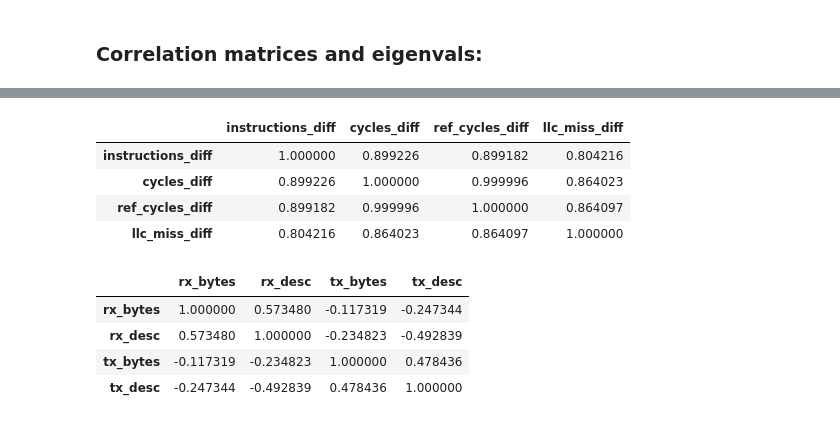
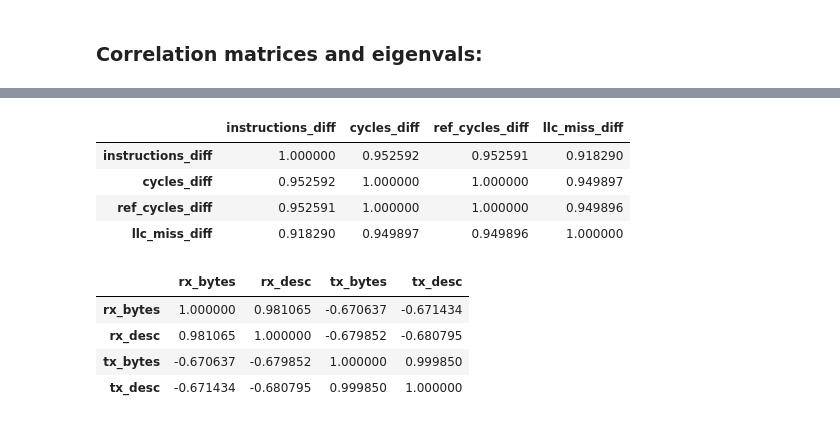
Before and after one commit to awadyn/network_exec_energy_study, a Jupyter notebook: full_logs/Comparing per-core to merged-cores logs.ipynb, the cells around one changed output, grey strips where cells are left out. Drawn from its saved outputs; the diff is of its cells as text; code cells hidden in the pictures.

```diff
--- a/full_logs/Comparing per-core to merged-cores logs.ipynb
+++ b/full_logs/Comparing per-core to merged-cores logs.ipynb
@@ -65,31 +96,41 @@ def handle_neg_diffs(df_diffs, df, core, err_file):
 # %% [markdown]
 ### Correlation matrices and eigenvals:
 # %%
-def per_core_corr(dvfs, qps, itr, rapl='135', run='0'):
+def per_core_corr(dvfs, qps, itr, app, rapl='135', run='0'):
 
     counters_corr_dict = {}
     non_counters_corr_dict = {}
 
+    app_dir = app + '_' + run + '_rapl_' + rapl + '/'
     # here are all the log files for this dvfs & qps
-    logs_dir = qps + '_qps/linux_mcd_dmesg_' + run + '_' + dvfs + '_' + rapl + '_' + qps + '/'
+    logs_dir = app_dir + qps + '_qps/linux_' + app + '_dmesg_' + run + '_' + dvfs + '_' + rapl + '_' + qps + '/'
     # here are all the time-management files for this dvfs & qps
-    rdtsc_dir = qps + '_qps/linux_mcd_rdtsc_' + run + '_' + dvfs + '_' + rapl + '_' + qps +'/'
-    rdtsc_file = rdtsc_dir + 'linux.mcd.rdtsc.' + run + '_' + itr + '_' + dvfs + '_' + rapl + '_' + qps[:-1] + '000'
+    rdtsc_dir = app_dir + qps + '_qps/linux_' + app + '_rdtsc_' + run + '_' + dvfs + '_' + rapl + '_' + qps +'/'
+    rdtsc_file = rdtsc_dir + 'linux.' + app + '.rdtsc.' + run + '_' + itr + '_' + dvfs + '_' + rapl + '_' + qps[:-1] + '000'
     start, end = eigen_analysis.get_rdtsc(rdtsc_file)
 
     # initializing error log file
-    err_dir = 'err_logs/'
+    err_dir = app_dir + 'err_logs/'
     err_filename = 'err_log_' + run + '_' + itr + '_' + dvfs + '_' + rapl + '_' + qps[:-1] + '000'
     err_file = open(err_dir + err_filename, 'w')
 
-    # TODO remove fixed core-id range
-    for c in range(0,16):
-        file = logs_dir + 'linux.mcd.dmesg.' + run + '_' + str(c) + '_' + itr + '_' + dvfs + '_' + rapl + '_' + qps[:-1] + '000'
+    cores = []
+    cores = !ls $logs_dir | cut -d '_' -f2 | sort | uniq
+    #cores = [c for c in range(0, 16)]
+    for c in cores:
+        file = logs_dir + 'linux.' + app + '.dmesg.' + run + '_' + str(c) + '_' + itr + '_' + dvfs + '_' + rapl + '_' + qps[:-1] + '000'
+
+        print('Uncompressing log file..')
+        !gunzip -v $file'.gz'
         df = pd.read_csv(file, sep = ' ', names = cols, index_col='i')
+        print('Compressing log file..')
+        !gzip -v9 $file
+
         df = df[(df['timestamp'] >= start) & (df['timestamp'] <= end)]
-        df['timestamp'] = df['timestamp'] - df['timestamp'].min()
-        df['timestamp'] = df['timestamp'] * time_unit
-        df['joules'] = df['joules'] * joules_unit
+        df.loc[:, 'timestamp'] = df['timestamp'] - df['timestamp'].min()
+        df.loc[:, 'timestamp'] = df['timestamp'] * time_unit
+        df.loc[:, 'joules'] = df['joules'] * joules_unit
+
         counters_df = df[['joules', 'instructions', 'cycles', 'ref_cycles', 'llc_miss', 'timestamp']].copy()
         counters_df = counters_df[(counters_df['joules'] > 0) & (counters_df['instructions'] > 0) \
                                             & (counters_df['cycles'] > 0) & (counters_df['ref_cycles'] > 0) \
@@ -137,6 +196,7 @@ non_counters_corr
 # %%
-dvfs = '0x1100'
+dvfs = '0x1300'
 qps = '200k'
-itr = '2'
-counters_corr_dict, non_counters_corr_dict = per_core_corr(dvfs, qps, itr)
-merged_counters_corr, merged_non_counters_corr = merged_core_corr(dvfs, qps, itr)
+itr = '20'
+app = 'mcdsilo'
+counters_corr_dict, non_counters_corr_dict = per_core_corr(dvfs, qps, itr, app)
+merged_counters_corr, merged_non_counters_corr = merged_core_corr(dvfs, qps, itr, app)
@@ -143,19 +221,19 @@ merged_counters_corr, merged_non_counters_corr = merged_core_corr(dvfs, qps, itr
 # %%
-counters_corr_dict['15']
+counters_corr_dict['10']
 # %% [output]
 |  | instructions_diff | cycles_diff | ref_cycles_diff | llc_miss_diff |
-| instructions_diff | 1.000000 | 0.899226 | 0.899182 | 0.804216 |
-| cycles_diff | 0.899226 | 1.000000 | 0.999996 | 0.864023 |
-| ref_cycles_diff | 0.899182 | 0.999996 | 1.000000 | 0.864097 |
-| llc_miss_diff | 0.804216 | 0.864023 | 0.864097 | 1.000000 |
+| instructions_diff | 1.000000 | 0.952592 | 0.952591 | 0.918290 |
+| cycles_diff | 0.952592 | 1.000000 | 1.000000 | 0.949897 |
+| ref_cycles_diff | 0.952591 | 1.000000 | 1.000000 | 0.949896 |
+| llc_miss_diff | 0.918290 | 0.949897 | 0.949896 | 1.000000 |
 # %%
-non_counters_corr_dict['0']
+non_counters_corr_dict['10']
 # %% [output]
 |  | rx_bytes | rx_desc | tx_bytes | tx_desc |
-| rx_bytes | 1.000000 | 0.573480 | -0.117319 | -0.247344 |
-| rx_desc | 0.573480 | 1.000000 | -0.234823 | -0.492839 |
-| tx_bytes | -0.117319 | -0.234823 | 1.000000 | 0.478436 |
-| tx_desc | -0.247344 | -0.492839 | 0.478436 | 1.000000 |
+| rx_bytes | 1.000000 | 0.981065 | -0.670637 | -0.671434 |
+| rx_desc | 0.981065 | 1.000000 | -0.679852 | -0.680795 |
+| tx_bytes | -0.670637 | -0.679852 | 1.000000 | 0.999850 |
+| tx_desc | -0.671434 | -0.680795 | 0.999850 | 1.000000 |
 # %%
 merged_counters_corr
 # %% [output]
```
Also changed, not shown: parts of 18 cells of this notebook, 2 other files.
